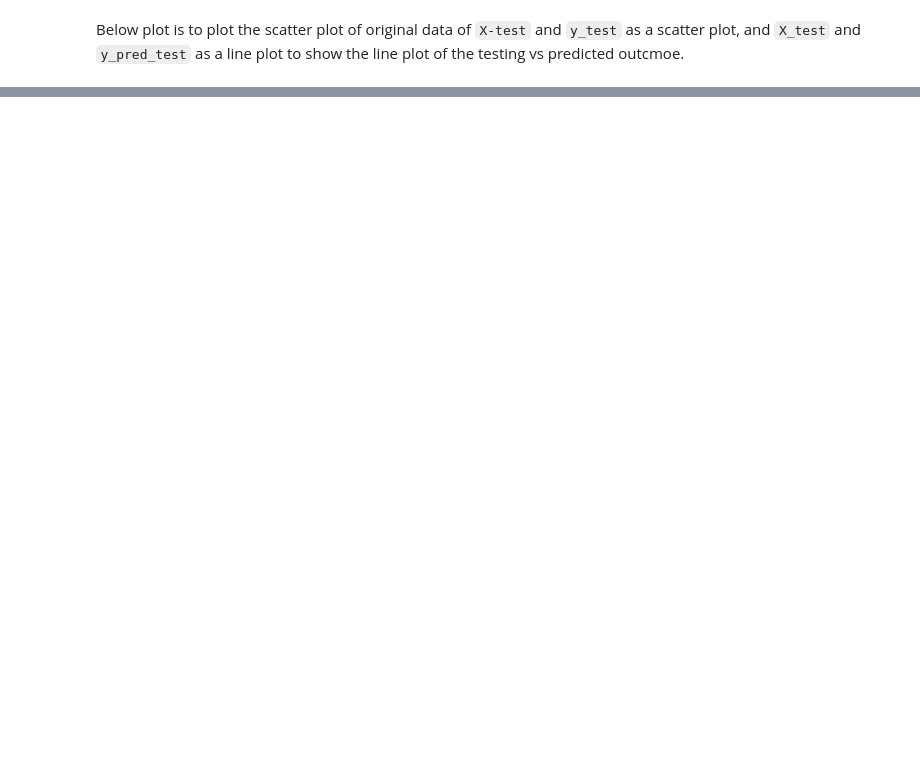
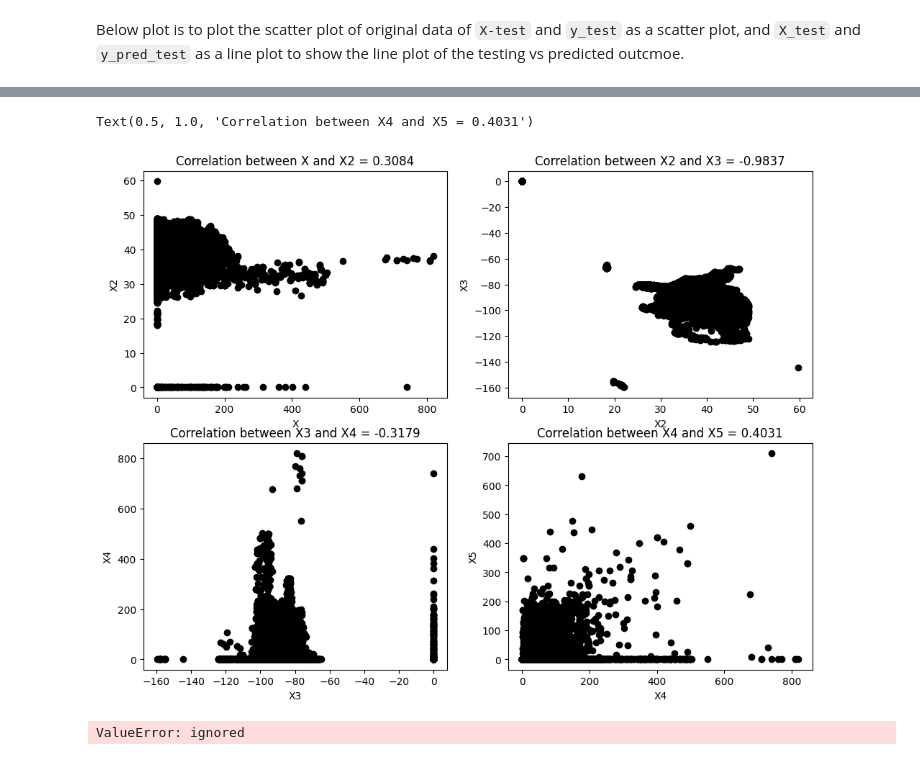
Before and after one commit to INFO-523-Exercises/hw-04-Shakir-Ahmed, a Jupyter notebook: hw-04.ipynb, the cells around one changed output, grey strips where cells are left out. Drawn from its saved outputs; the diff is of its cells as text; code cells hidden in the pictures; blank space fills up the shorter version.

Commit message:
Correlation complete

```diff
--- a/hw-04.ipynb
+++ b/hw-04.ipynb
@@ -182,0 +185,16 @@ Text(0, 0.5, 'y')
+# %%
+import numpy as np
+import matplotlib.pyplot as plt
+
+# Assuming data is your DataFrame
+
+variable_names = tornado[['om','slat', 'slon', 'elat', 'elon', 'f1', 'f2', 'f3', 'f4', 'yr', 'mo', 'dy', 'len', 'wid']]
+X = tornado['f2']
+
+for i in range(variable_names.shape[1]):
+    X2 = variable_names.iloc[:, i]
+
+    # Calculate correlation matrix for the current pair
+    c = np.corrcoef(np.column_stack((X[:-numTest], X2[:-numTest])).T)
+    titlestr = f'Correlation between X and X2 ({variable_names.columns[i]}) = {c[0, 1]:.4f}'
+    print(f"{titlestr}:\n{X2}\n")
@@ -182,0 +219,42 @@ Text(0, 0.5, 'y')
+# %%
+# Generate correlated variables
+X2 = tornado[['elat']]
+X3 = tornado[['elon']]
+X4 = tornado[['f2']]
+X5 = tornado[['f3']]
+
+# Plot and calculate correlation for X and X2
+fig, ((ax1, ax2),(ax3,ax4)) = plt.subplots(2, 2, figsize=(12,9))
+ax1.scatter(X, X2, color='black')
+ax1.set_xlabel('X')
+ax1.set_ylabel('X2')
+c = np.corrcoef(np.column_stack((X[:-numTest],X2[:-numTest])).T)
+titlestr = 'Correlation between X and X2 = %.4f' % (c[0,1])
+ax1.set_title(titlestr)
+
+# Plot and calculate correlation for X2 and X3
+ax2.scatter(X2, X3, color='black')
+ax2.set_xlabel('X2')
+ax2.set_ylabel('X3')
+c = np.corrcoef(np.column_stack((X2[:-numTest],X3[:-numTest])).T)
+titlestr = 'Correlation between X2 and X3 = %.4f' % (c[0,1])
+ax2.set_title(titlestr)
+
+# Plot and calculate correlation for X3 and X4
+ax3.scatter(X3, X4, color='black')
+ax3.set_xlabel('X3')
+ax3.set_ylabel('X4')
+c = np.corrcoef(np.column_stack((X3[:-numTest],X4[:-numTest])).T)
+titlestr = 'Correlation between X3 and X4 = %.4f' % (c[0,1])
+ax3.set_title(titlestr)
+
+# Plot and calculate correlation for X4 and X5
+ax4.scatter(X4, X5, color='black')
+ax4.set_xlabel('X4')
+ax4.set_ylabel('X5')
+c = np.corrcoef(np.column_stack((X4[:-numTest],X5[:-numTest])).T)
+titlestr = 'Correlation between X4 and X5 = %.4f' % (c[0,1])
+ax4.set_title(titlestr)
+# %% [output]
+Text(0.5, 1.0, 'Correlation between X4 and X5 = 0.4031')
+[figure, added]
@@ -182,0 +270,5 @@ Text(0, 0.5, 'y')
+# %%
+regr2 = linear_model.LinearRegression()
+regr2.fit(X_train2, y_train)
+# %% [output]
+ValueError: ignored
```
Also changed, not shown: parts of 15 cells of this notebook.
